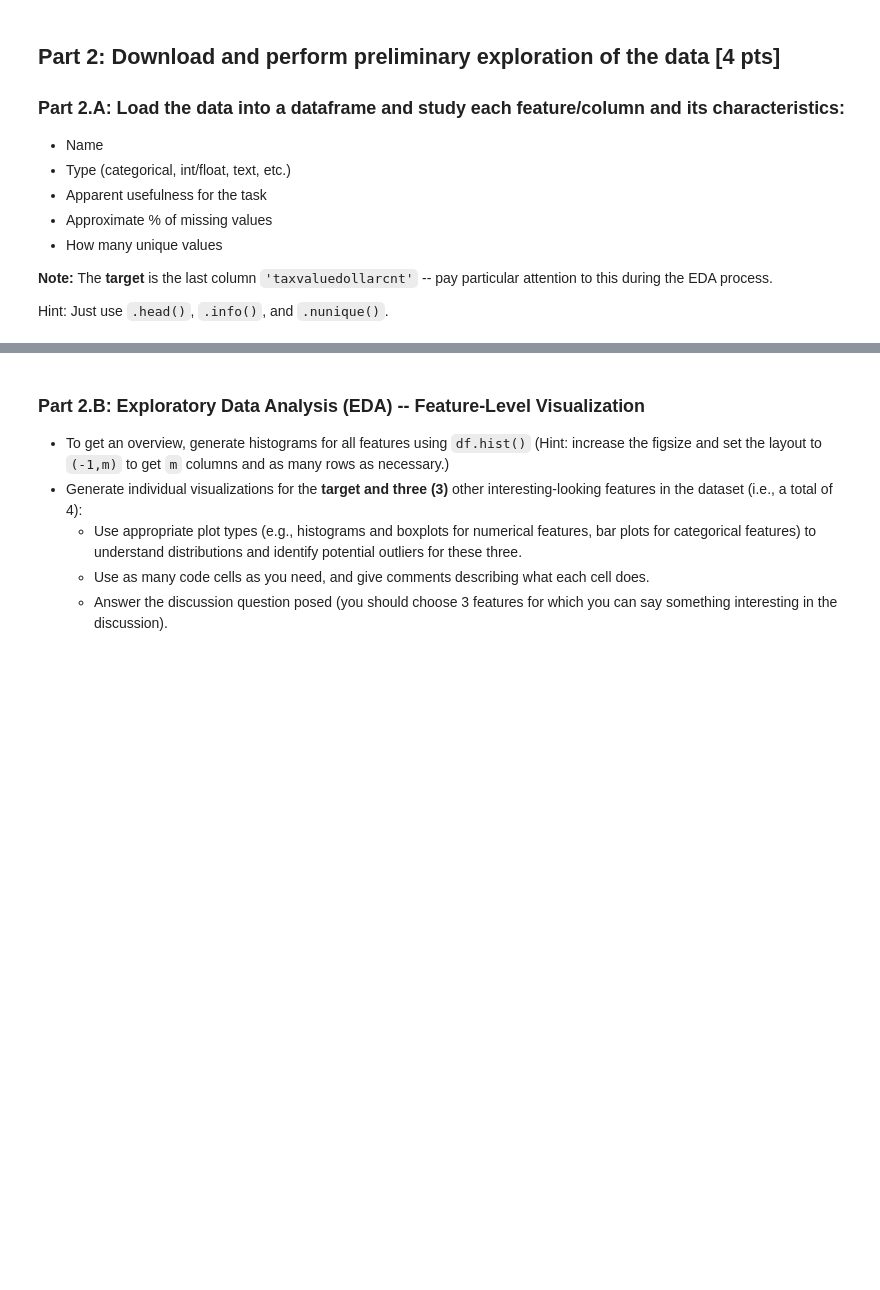
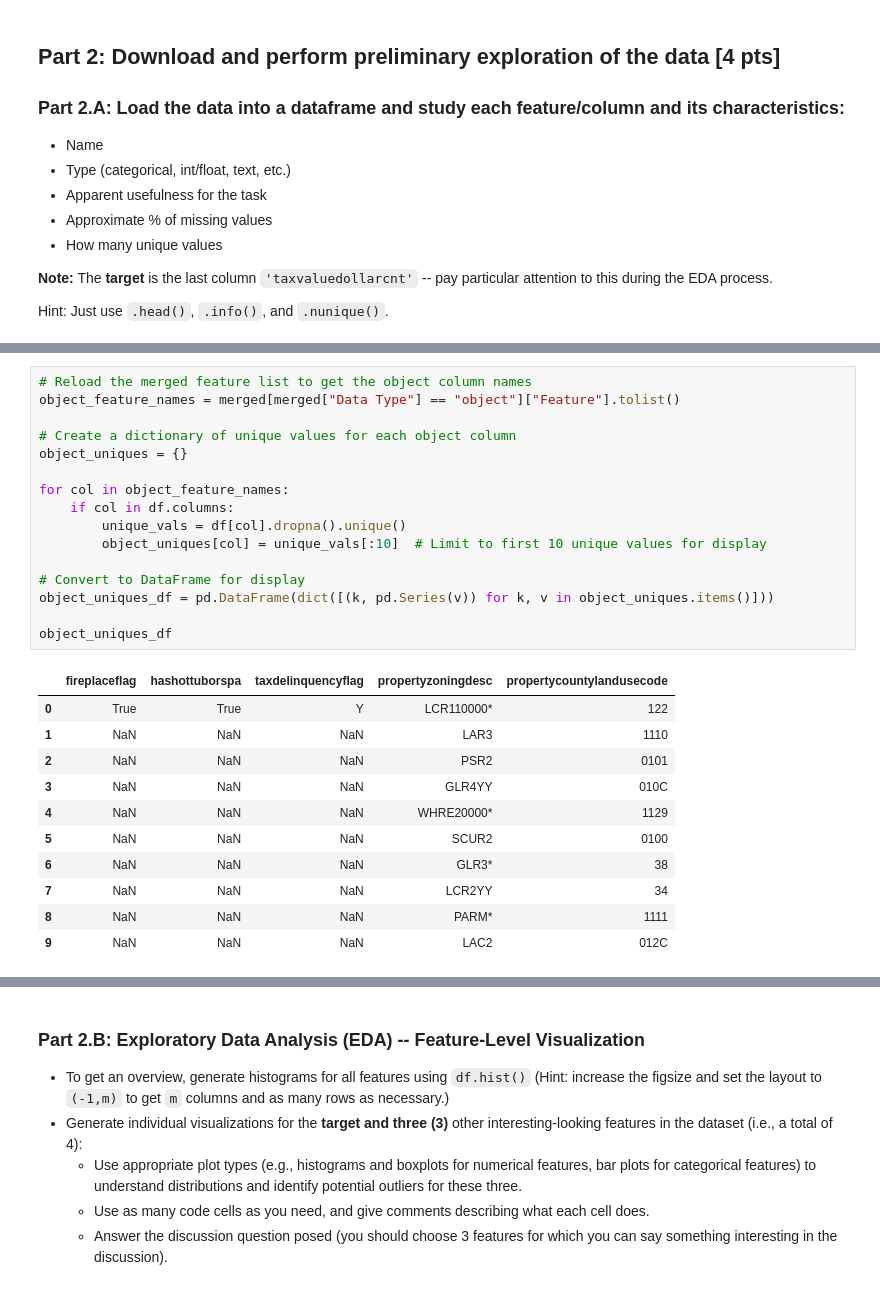
Before and after one commit to tbeerio/DX603-Milestone-1, a Jupyter notebook: Milestone_01.ipynb, the cells around one changed output, grey strips where cells are left out. Drawn from its saved outputs; the diff is of its cells as text; blank space fills up the shorter version.

```diff
--- a/Milestone_01.ipynb
+++ b/Milestone_01.ipynb
@@ -164,0 +247,28 @@ Hint: Just use `.head()`, `.info()`, and `.nunique()`.
+# %%
+# Reload the merged feature list to get the object column names
+object_feature_names = merged[merged["Data Type"] == "object"]["Feature"].tolist()
+
+# Create a dictionary of unique values for each object column
+object_uniques = {}
+
+for col in object_feature_names:
+    if col in df.columns:
+        unique_vals = df[col].dropna().unique()
+        object_uniques[col] = unique_vals[:10]  # Limit to first 10 unique values for display
+
+# Convert to DataFrame for display
+object_uniques_df = pd.DataFrame(dict([(k, pd.Series(v)) for k, v in object_uniques.items()]))
+
+object_uniques_df
+# %% [output]
+|  | fireplaceflag | hashottuborspa | taxdelinquencyflag | propertyzoningdesc | propertycountylandusecode |
+| 0 | True | True | Y | LCR110000* | 122 |
+| 1 | NaN | NaN | NaN | LAR3 | 1110 |
+| 2 | NaN | NaN | NaN | PSR2 | 0101 |
+| 3 | NaN | NaN | NaN | GLR4YY | 010C |
+| 4 | NaN | NaN | NaN | WHRE20000* | 1129 |
+| 5 | NaN | NaN | NaN | SCUR2 | 0100 |
+| 6 | NaN | NaN | NaN | GLR3* | 38 |
+| 7 | NaN | NaN | NaN | LCR2YY | 34 |
+| 8 | NaN | NaN | NaN | PARM* | 1111 |
+| 9 | NaN | NaN | NaN | LAC2 | 012C |
```
Also changed, not shown: parts of 14 cells of this notebook, 2 other files.
